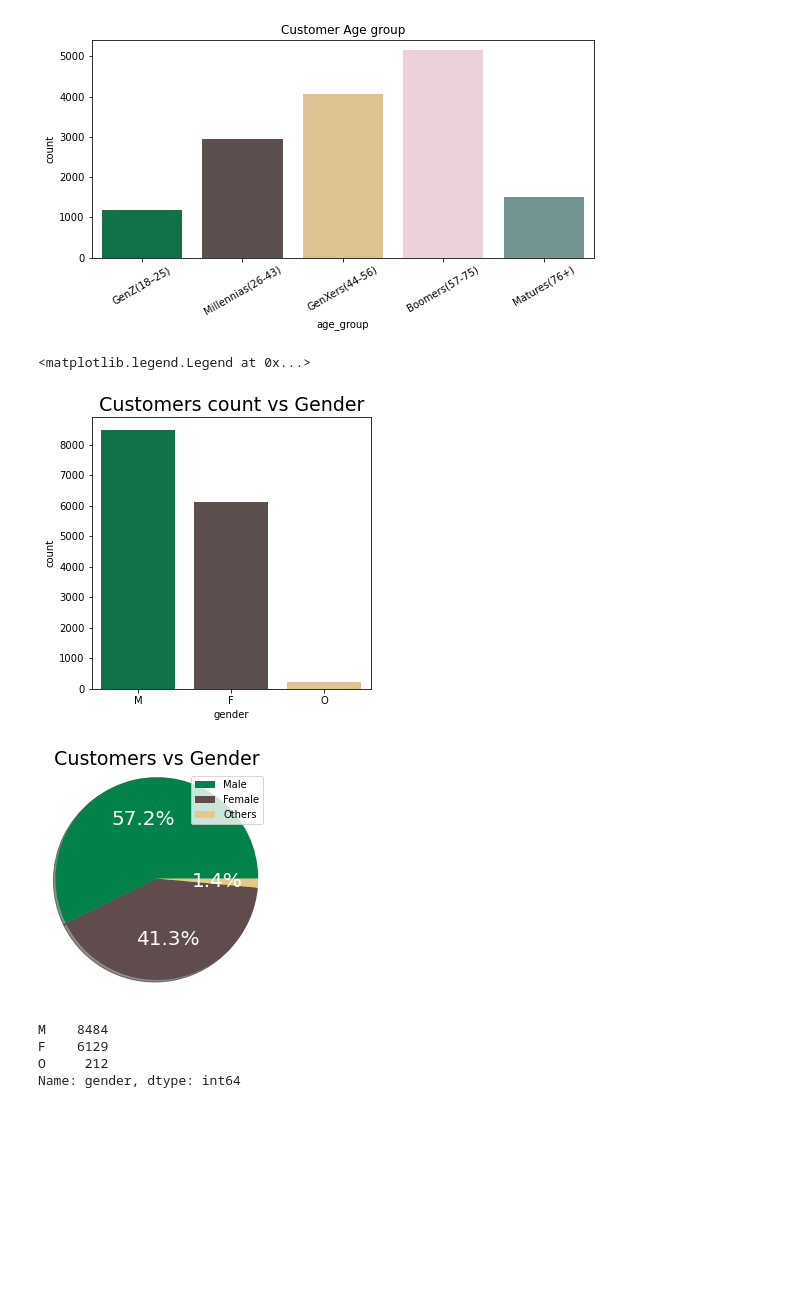
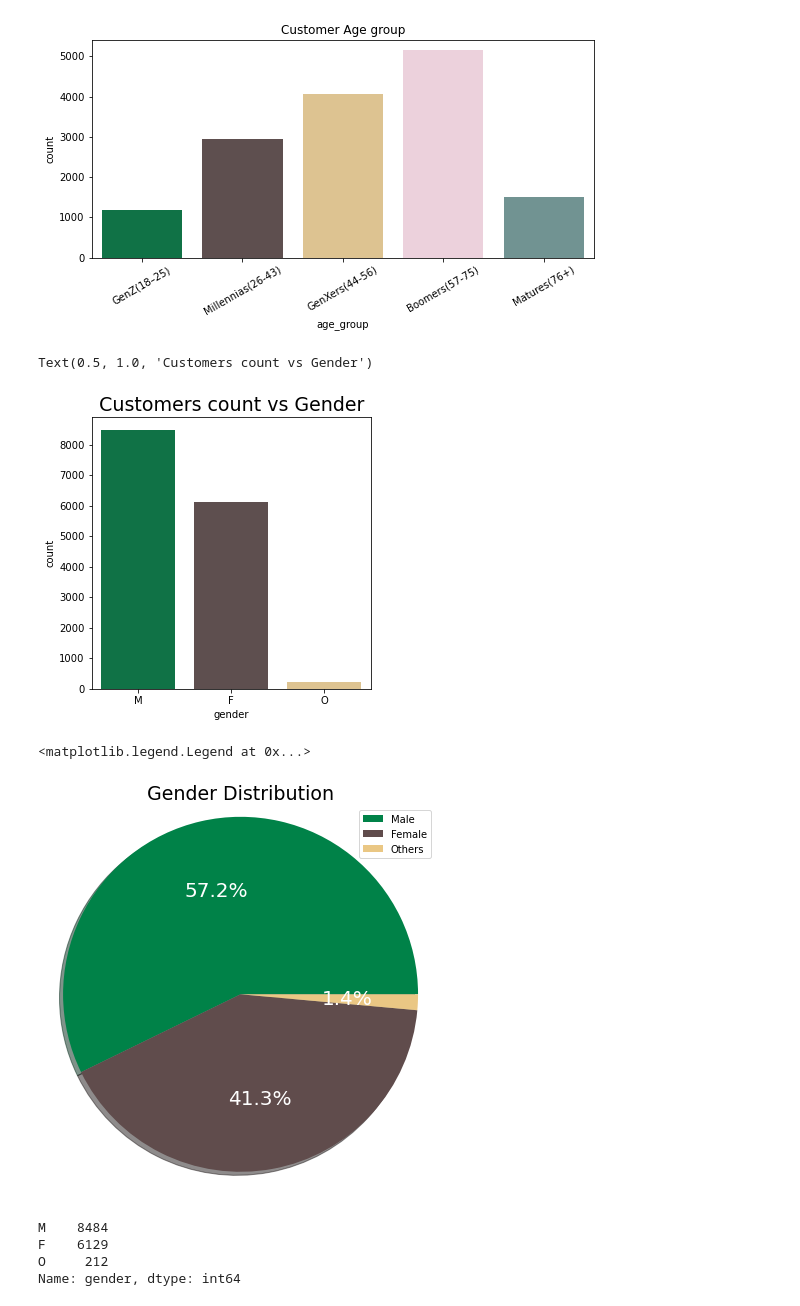
Before and after one commit to Arjunar92/Starbucks_Customer_Segmentation_Project, a Jupyter notebook: Starbucks_Capstone_Data_Exploration.ipynb, the cells around one changed output. Saved outputs shown, nothing was run; the diff lists cells and outputs as text; code cells hidden in the pictures; blank space fills up the shorter version.

```diff
--- a/Starbucks_Capstone_Data_Exploration.ipynb
+++ b/Starbucks_Capstone_Data_Exploration.ipynb
@@ -216,5 +216,5 @@ profile.describe()
 
 plt.figure(figsize=[6,1])
 sns.boxplot(data=profile, x='age')
-sns.set_palette(sns.color_palette(starbucks,1))
+sns.set_palette(sns.color_palette(starbucks_1,1))
 # %% [output]
@@ -963,7 +938,7 @@ GenZ(18–25)          1169
 Name: age_group, dtype: int64
 # %%
 #Group the age ranges
-sns.set_palette(sns.color_palette(starbucks,5))
+#sns.set_palette(sns.color_palette(starbucks,5))
 fig = plt.figure(figsize = (9,4))
 sns.countplot(x='age_group',data=profile_df)
 plt.xticks(rotation=30)
@@ -971,32 +946,32 @@ plt.title('Customer Age group')
 # %% [output]
 Text(0.5, 1.0, 'Customer Age group')
 [figure]
+# %%
+
+#Gender distribution
+#sns.set_palette(sns.color_palette(starbucks,3))
+plt.figure(figsize=[5,5])
+sns.countplot(x= profile_df['gender'], order = profile_df['gender'].value_counts().index)
+
+plt.title('Customers count vs Gender', fontsize=19)
+# %% [output]
+Text(0.5, 1.0, 'Customers count vs Gender')
+[figure, added]
 # %%
-
-#Gender distribution
-sns.set_palette(sns.color_palette(starbucks,3))
-plt.figure(figsize=[5,5])
-sns.countplot(x= profile_df['gender'], order = profile_df['gender'].value_counts().index)
-
-plt.title('Customers count vs Gender', fontsize=19)
-
-
-
 #Gender Distribution in Percentage
 
 gender = profile_df['gender'].value_counts()
 
-plt.figure(figsize=(4, 4))
+plt.figure(figsize=(7, 7))
 plt.pie(gender, labels=['Male', 'Female' , 'Others'], shadow=True, autopct='%1.1f%%',
             textprops={'color': "w", 'fontsize': 20})
 
 plt.axis('equal')
-plt.title('Customers vs Gender', fontsize=19)
+plt.title('Gender Distribution', fontsize=19)
 plt.legend(loc='best')
 # %% [output]
 <matplotlib.legend.Legend at 0x...>
-[figure, old version]
+[figure, new version]
-[figure, removed]
 # %%
 gender
 # %% [output]
```
Also changed, not shown: parts of 21 cells of this notebook.
